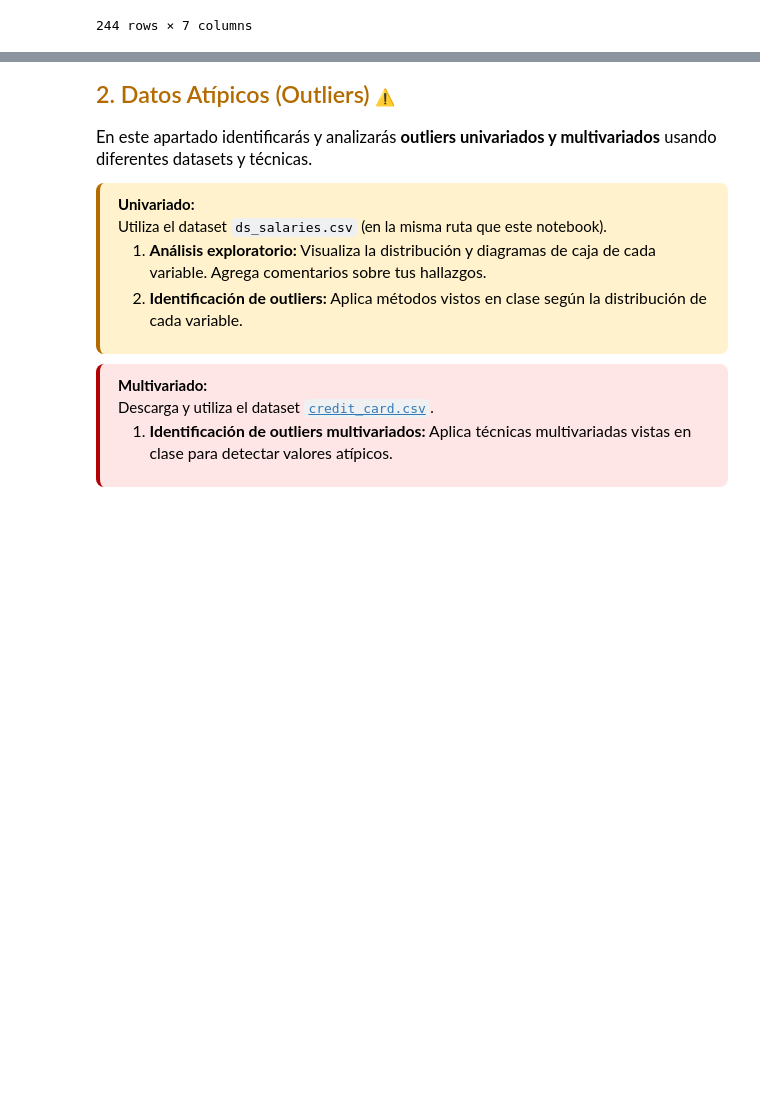
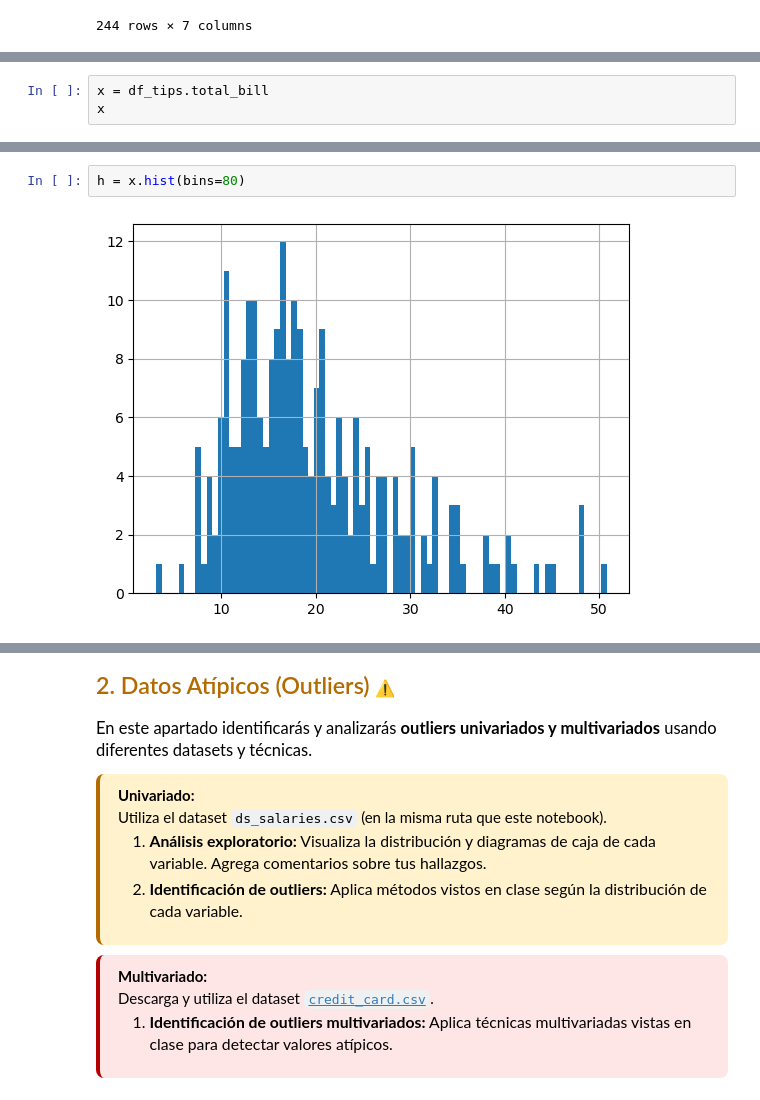
Before and after one commit to GabiRmz2025/MGRC_Herramientas_Aplicaciones_IA_2025, a Jupyter notebook: Modulo1/Actividad_2/Actividad2_IdentificacionDatos.ipynb, the cells around one changed output, grey strips where cells are left out. Cells and saved outputs as stored; diff of their text form; blank space fills up the shorter version.

```diff
--- a/Modulo1/Actividad_2/Actividad2_IdentificacionDatos.ipynb
+++ b/Modulo1/Actividad_2/Actividad2_IdentificacionDatos.ipynb
@@ -81,0 +191,3 @@ df_cat_countries = hia(df_countries)
+# %%
+x = df_tips.total_bill
+x
@@ -81,0 +207,4 @@ df_cat_countries = hia(df_countries)
+# %%
+h = x.hist(bins=80)
+# %% [output]
+[figure, added]
```
Also changed, not shown: parts of 44 cells of this notebook, 3 other files.
